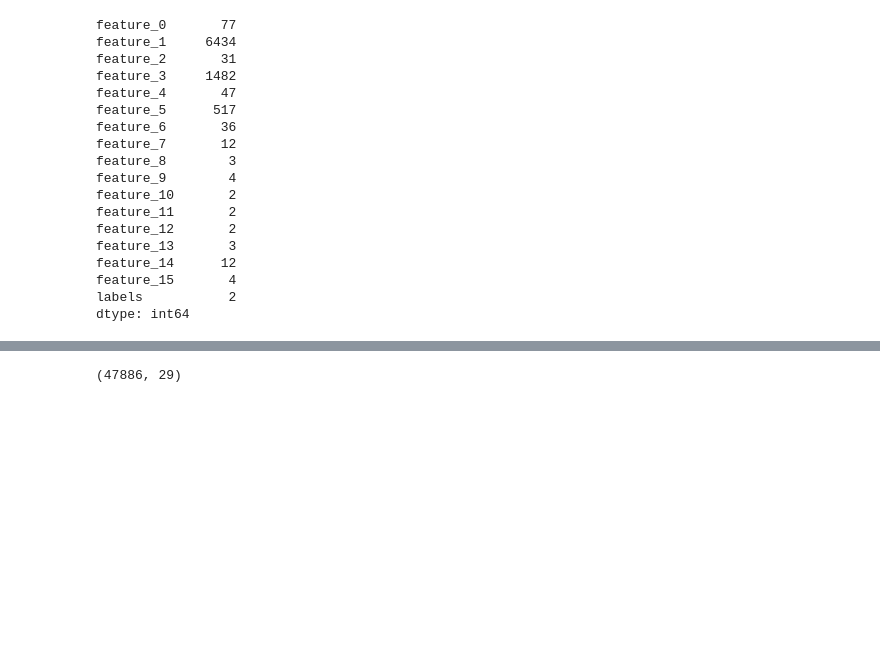
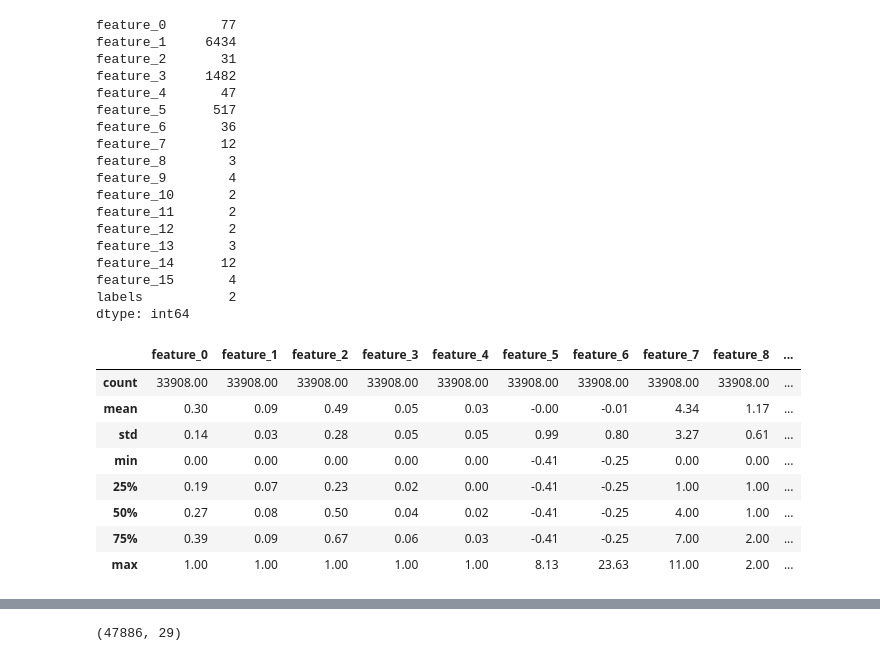
Before and after one commit to panchamdesai777/Hackathons, a Jupyter notebook: insurance_hackathon.ipynb, the cells around one changed output, grey strips where cells are left out. Drawn from its saved outputs; the diff is of its cells as text; code cells hidden in the pictures; blank space fills up the shorter version.

```diff
--- a/insurance_hackathon.ipynb
+++ b/insurance_hackathon.ipynb
@@ -255,6 +267,18 @@ feature_14      12
 feature_15       4
 labels           2
 dtype: int64
+# %%
+df.describe()
+# %% [output]
+|  | feature_0 | feature_1 | feature_2 | feature_3 | feature_4 | feature_5 | feature_6 | feature_7 | feature_8 | ... |
+| count | 33908.00 | 33908.00 | 33908.00 | 33908.00 | 33908.00 | 33908.00 | 33908.00 | 33908.00 | 33908.00 | ... |
+| mean | 0.30 | 0.09 | 0.49 | 0.05 | 0.03 | -0.00 | -0.01 | 4.34 | 1.17 | ... |
+| std | 0.14 | 0.03 | 0.28 | 0.05 | 0.05 | 0.99 | 0.80 | 3.27 | 0.61 | ... |
+| min | 0.00 | 0.00 | 0.00 | 0.00 | 0.00 | -0.41 | -0.25 | 0.00 | 0.00 | ... |
+| 25% | 0.19 | 0.07 | 0.23 | 0.02 | 0.00 | -0.41 | -0.25 | 1.00 | 1.00 | ... |
+| 50% | 0.27 | 0.08 | 0.50 | 0.04 | 0.02 | -0.41 | -0.25 | 4.00 | 1.00 | ... |
+| 75% | 0.39 | 0.09 | 0.67 | 0.06 | 0.03 | -0.41 | -0.25 | 7.00 | 2.00 | ... |
+| max | 1.00 | 1.00 | 1.00 | 1.00 | 1.00 | 8.13 | 23.63 | 11.00 | 2.00 | ... |
 # %%
 #df1=pd.get_dummies(df,columns=['feature_8','feature_9','feature_10','feature_11','feature_12','feature_13','feature_15'])
 #df1
```
Also changed, not shown: parts of 11 cells of this notebook.
